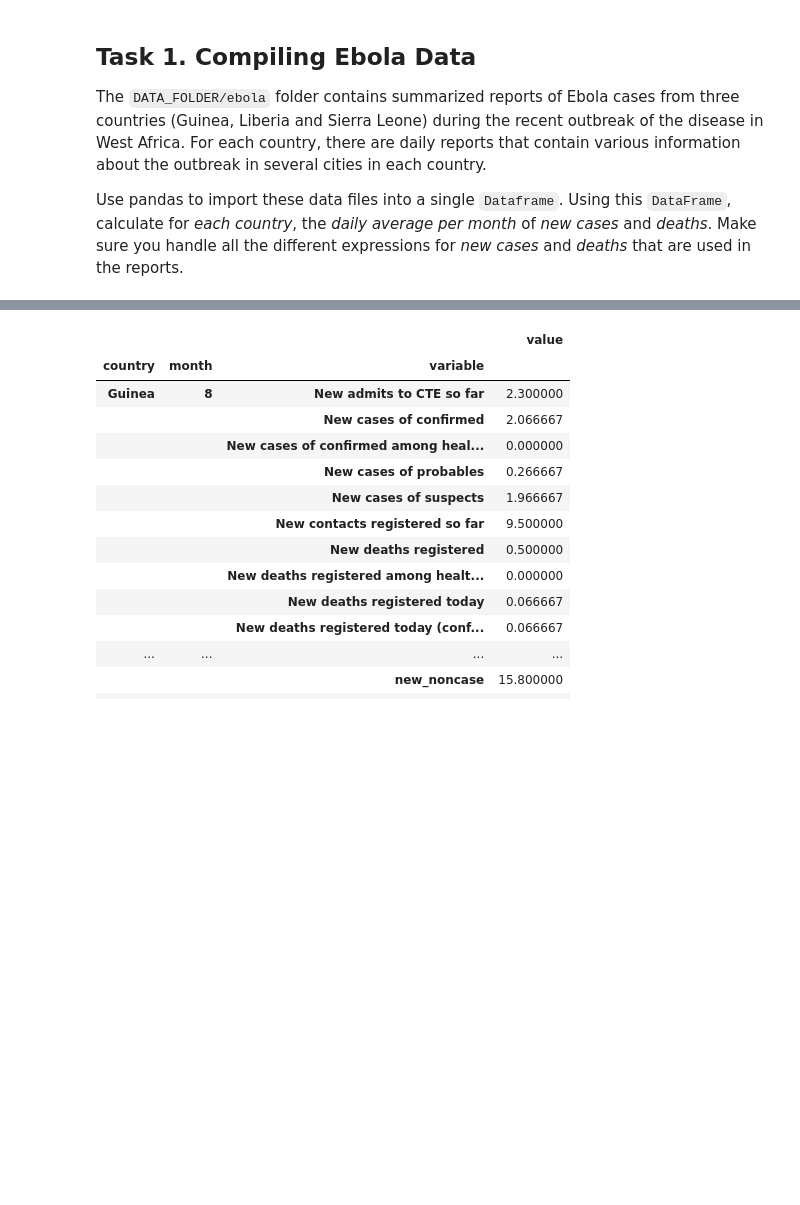
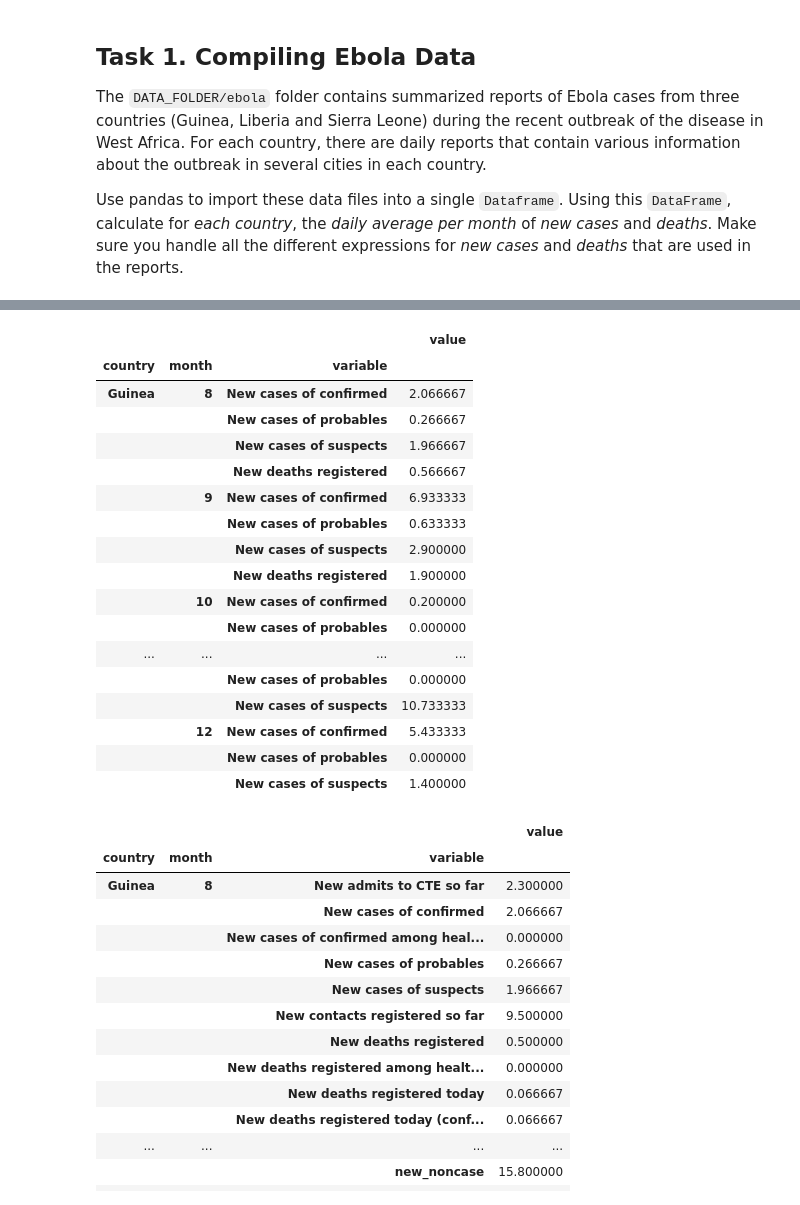
Before and after one commit to raphaelBarman/ADA-dh, a Jupyter notebook: 01 - Pandas and Data Wrangling/Homework 1.ipynb, the cells around one changed output, grey strips where cells are left out. Cells and saved outputs as stored; diff of their text form; code cells hidden in the pictures; blank space fills up the shorter version.

```diff
--- a/01 - Pandas and Data Wrangling/Homework 1.ipynb
+++ b/01 - Pandas and Data Wrangling/Homework 1.ipynb
@@ -57,3 +60,81 @@ This way we essentially sum all values related to 'new deaths' for each country
+# %%
+base_folder = os.path.join(DATA_FOLDER, 'ebola')
+datainfos = {'Guinea' : [os.path.join(base_folder, 'guinea_data'), [0,1,2]],
+             'Liberia' : [os.path.join(base_folder, 'liberia_data'), [0,1,2]],
+             'Sierra Leone' : [os.path.join(base_folder, 'sl_data'), [0,1,16]]}
+
+frames = []
+
+for country, datainfo in datainfos.items():
+    datapath = datainfo[0]
+    cols = datainfo[1]
+    allFiles = glob.glob(datapath + "/*.csv")
+    frame = pd.DataFrame()
+    list = []
+    for file in allFiles:
+        df = pd.read_csv(file, usecols=cols, names=['month','variable','value'],
+                         parse_dates=[0], header = None, skiprows = 1)
+        #adding a new column to the dataframe in order to associate data to the respective country.
+        df['country'] = country
+        list.append(df)
+
+    frame = pd.concat(list)
+    frames.append(frame)
+
+df = pd.concat(frames)
+
+#data cleaning: substituting Nan with 0
+df.fillna(0, inplace=True)
+
+#data cleaning: substituting non-numerical expressions with 0
+df.replace(to_replace='.*%$', value='0', regex=True, inplace=True)
+df.replace(to_replace='.*\..*$', value='0', regex=True, inplace=True)
+df.replace(to_replace='.*\,.*', value='0', regex=True, inplace=True)
+
+# modifying data type for the numerical value (String -> Int)
+df.value = df.value.astype(int)
+
+# selecting only interesting rows, i.e. rows related to "new cases" and "new deaths"
+# TODO check correct filters
+# dataframe = dataframe[(dataframe['variable'].str.contains("New cases") |
+#                       dataframe['variable'].str.contains("new") |
+#                       dataframe['variable'].str.contains("New") |
+#                       dataframe['variable'].str.contains("death")) &
+#                       ~dataframe.variable.str.contains('Total') &
+#                       ~dataframe.variable.str.contains('_cum_') &
+#                       ~dataframe.variable.str.contains('death_') &
+#                       ~dataframe.variable.str.contains('Cumulative')]
+df.replace('New Case/s (Suspected)','New cases of suspects', inplace=True)
+df.replace('New Case/s (Probable)','New cases of probables', inplace=True)
+df.replace('New case/s (confirmed)','New cases of confirmed', inplace=True)
+df.replace('new_suspected','New cases of suspects', inplace=True)
+df.replace('new_probable','New cases of probables', inplace=True)
+df.replace('new_confirmed','New cases of confirmed', inplace=True)
+df.replace('New deaths registered today','New deaths registered', inplace=True)
+df.replace('Newly reported deaths','New deaths registered', inplace=True)
+
+relevant_variables = ['New cases of suspects', 'New cases of probables', 'New cases of confirmed', 'New deaths registered']
+df = df[df.variable.isin(relevant_variables)]
+df.groupby([df.country, df.month.dt.month, df.variable])[['value']].sum()/30
+# %% [output]
+|  |  |  | value |
+| country | month | variable |  |
+| Guinea | 8 | New cases of confirmed | 2.066667 |
+|  |  | New cases of probables | 0.266667 |
+|  |  | New cases of suspects | 1.966667 |
+|  |  | New deaths registered | 0.566667 |
+|  | 9 | New cases of confirmed | 6.933333 |
+|  |  | New cases of probables | 0.633333 |
+|  |  | New cases of suspects | 2.900000 |
+|  |  | New deaths registered | 1.900000 |
+|  | 10 | New cases of confirmed | 0.200000 |
+|  |  | New cases of probables | 0.000000 |
+| ... | ... | ... | ... |
+|  |  | New cases of probables | 0.000000 |
+|  |  | New cases of suspects | 10.733333 |
+|  | 12 | New cases of confirmed | 5.433333 |
+|  |  | New cases of probables | 0.000000 |
+|  |  | New cases of suspects | 1.400000 |
 # %%
 base_folder = os.path.join(DATA_FOLDER, 'ebola')
 datainfos = {'Guinea' : [os.path.join(base_folder, 'guinea_data'), [0,1,2]],
```
Also changed, not shown: parts of 1 cell of this notebook.
